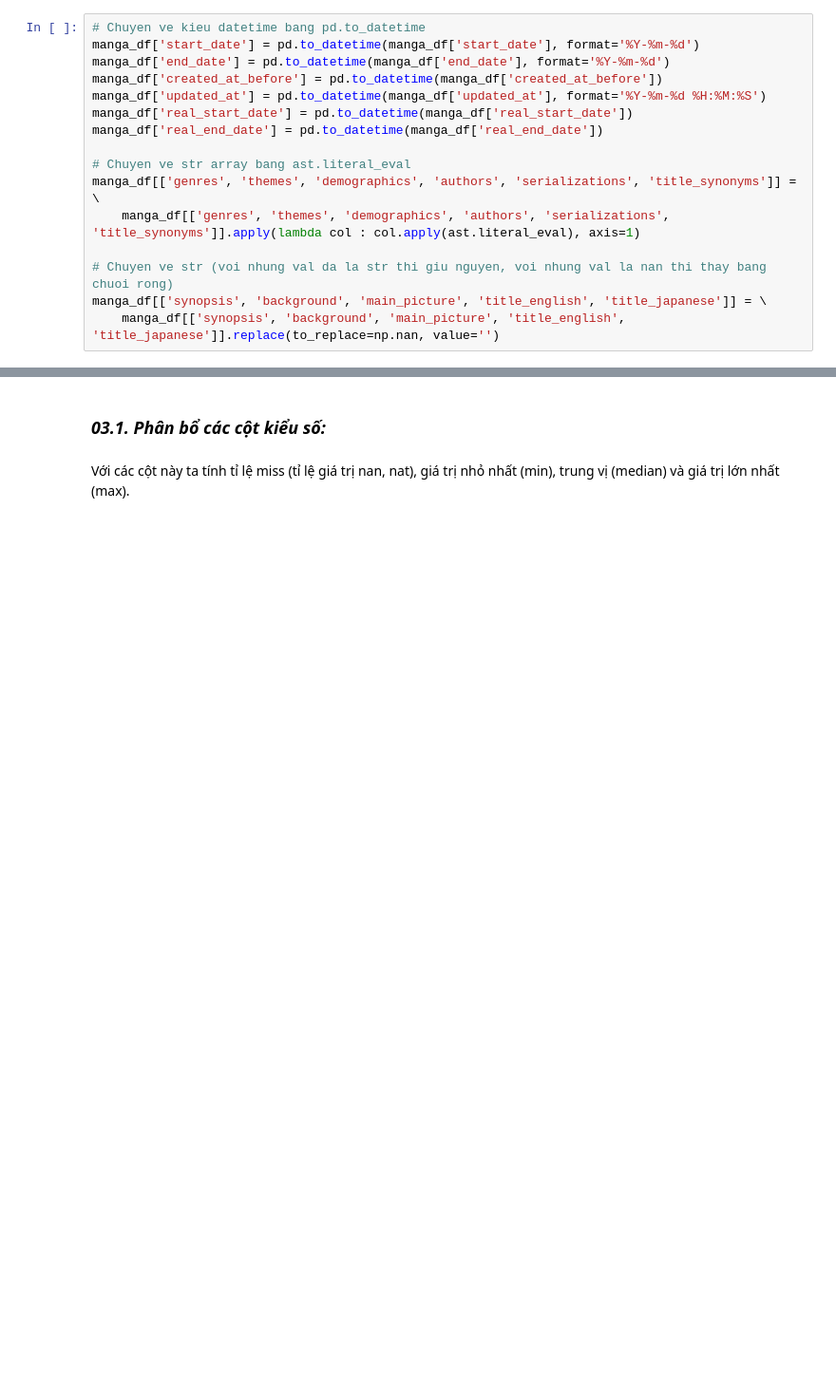
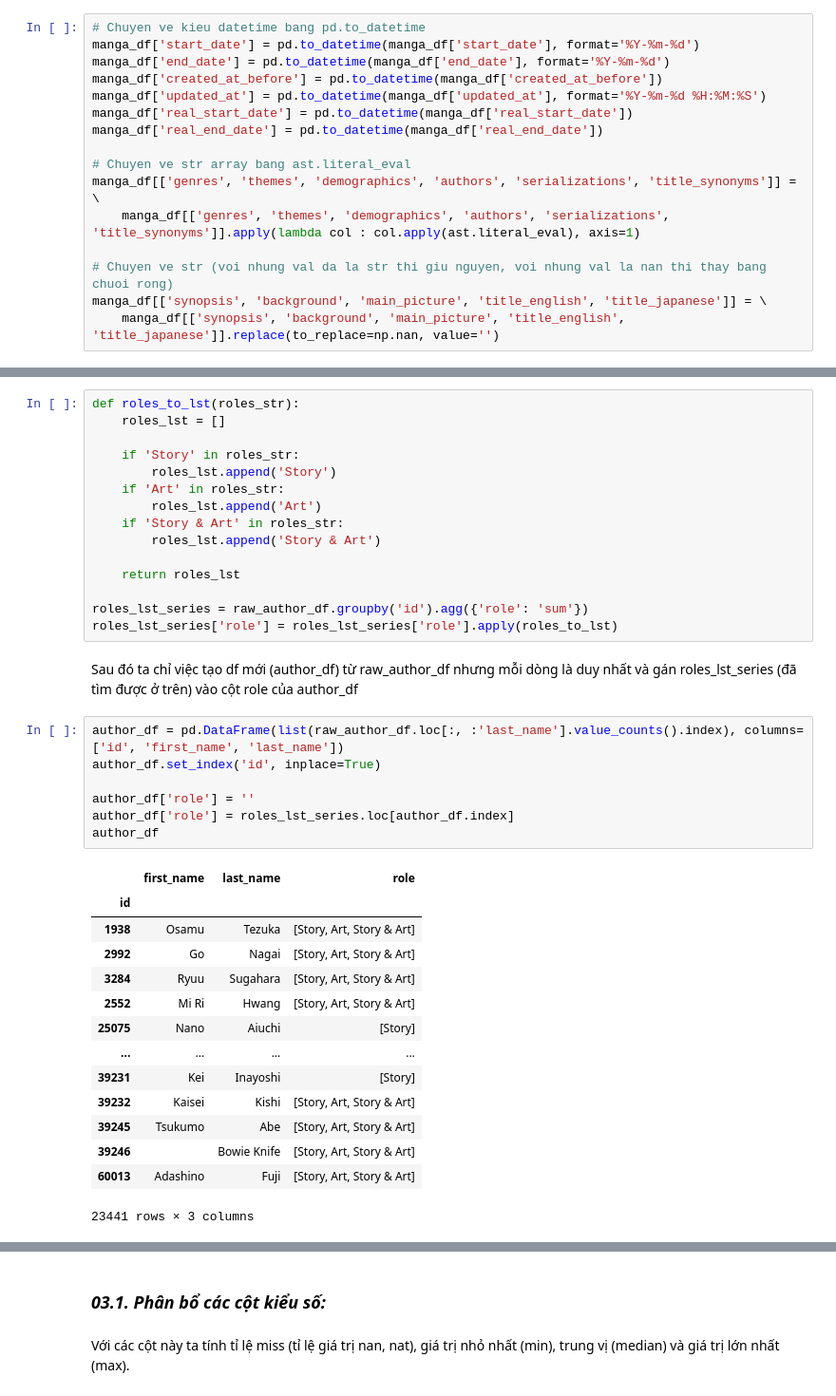
Before and after one commit to lengoctuong/Prj-Manga-Dataset_Programming4DS, a Jupyter notebook: 02_Exploring-Preprocessing-Data.ipynb, the cells around one changed output, grey strips where cells are left out. Shown at 95% size. Drawn from its saved outputs; the diff is of its cells as text; blank space fills up the shorter version.

```diff
--- a/02_Exploring-Preprocessing-Data.ipynb
+++ b/02_Exploring-Preprocessing-Data.ipynb
@@ -221 +252,40 @@ dtype: object
+# %%
+def roles_to_lst(roles_str):
+    roles_lst = []
+
+    if 'Story' in roles_str:
+        roles_lst.append('Story')
+    if 'Art' in roles_str:
+        roles_lst.append('Art')
+    if 'Story & Art' in roles_str:
+        roles_lst.append('Story & Art')
+
+    return roles_lst
+
+roles_lst_series = raw_author_df.groupby('id').agg({'role': 'sum'})
+roles_lst_series['role'] = roles_lst_series['role'].apply(roles_to_lst)
+# %% [markdown]
+Sau đó ta chỉ việc tạo df mới (author_df) từ raw_author_df nhưng mỗi dòng là duy nhất và gán roles_lst_series (đã tìm được ở trên) vào cột role của author_df
+# %%
+author_df = pd.DataFrame(list(raw_author_df.loc[:, :'last_name'].value_counts().index), columns=['id', 'first_name', 'last_name'])
+author_df.set_index('id', inplace=True)
+
+author_df['role'] = ''
+author_df['role'] = roles_lst_series.loc[author_df.index]
+author_df
+# %% [output]
+|  | first_name | last_name | role |
+| id |  |  |  |
+| 1938 | Osamu | Tezuka | [Story, Art, Story & Art] |
+| 2992 | Go | Nagai | [Story, Art, Story & Art] |
+| 3284 | Ryuu | Sugahara | [Story, Art, Story & Art] |
+| 2552 | Mi Ri | Hwang | [Story, Art, Story & Art] |
+| 25075 | Nano | Aiuchi | [Story] |
+| ... | ... | ... | ... |
+| 39231 | Kei | Inayoshi | [Story] |
+| 39232 | Kaisei | Kishi | [Story, Art, Story & Art] |
+| 39245 | Tsukumo | Abe | [Story, Art, Story & Art] |
+| 39246 |  | Bowie Knife | [Story, Art, Story & Art] |
+| 60013 | Adashino | Fuji | [Story, Art, Story & Art] |
+23441 rows × 3 columns
 # %% [markdown]
```
Also changed, not shown: parts of 29 cells of this notebook.
